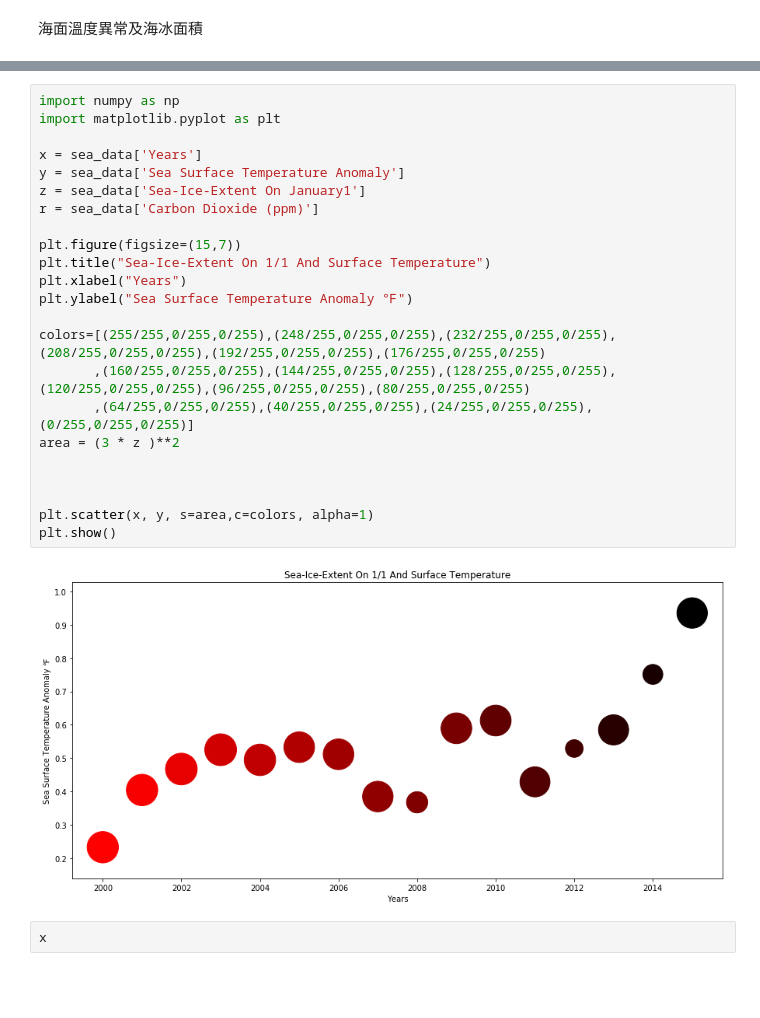
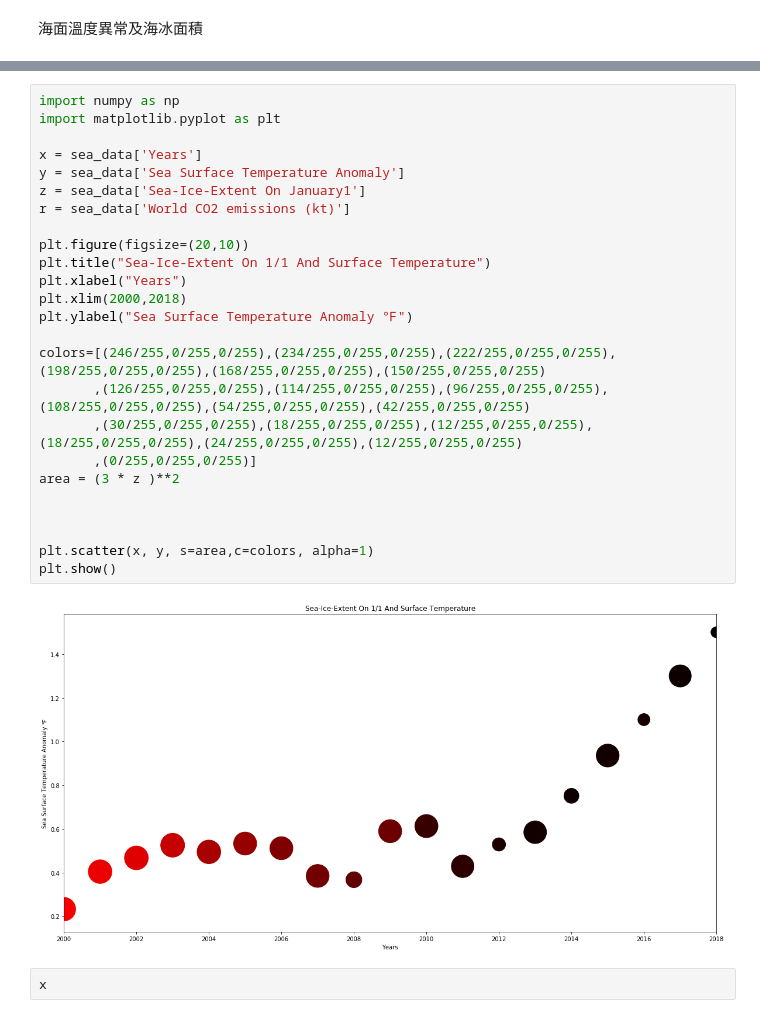
Before and after one commit to tomas890628/Information-visualization-workshop, a Jupyter notebook: HW/Sea-Ice Extend On January 1 and Sea Surface Temperature.ipynb, the cells around one changed output, grey strips where cells are left out. Cells and saved outputs as stored; diff of their text form; blank space fills up the shorter version.

```diff
--- a/HW/Sea-Ice Extend On January 1 and Sea Surface Temperature.ipynb
+++ b/HW/Sea-Ice Extend On January 1 and Sea Surface Temperature.ipynb
@@ -29,28 +29,30 @@ sea_data
 # %%
 import numpy as np
 import matplotlib.pyplot as plt
 
 x = sea_data['Years']
 y = sea_data['Sea Surface Temperature Anomaly']
 z = sea_data['Sea-Ice-Extent On January1']
-r = sea_data['Carbon Dioxide (ppm)']
+r = sea_data['World CO2 emissions (kt)']
 
-plt.figure(figsize=(15,7))
+plt.figure(figsize=(20,10))
 plt.title("Sea-Ice-Extent On 1/1 And Surface Temperature")
 plt.xlabel("Years")
+plt.xlim(2000,2018)
 plt.ylabel("Sea Surface Temperature Anomaly ℉")
 
-colors=[(255/255,0/255,0/255),(248/255,0/255,0/255),(232/255,0/255,0/255),(208/255,0/255,0/255),(192/255,0/255,0/255),(176/255,0/255,0/255)
-       ,(160/255,0/255,0/255),(144/255,0/255,0/255),(128/255,0/255,0/255),(120/255,0/255,0/255),(96/255,0/255,0/255),(80/255,0/255,0/255)
-       ,(64/255,0/255,0/255),(40/255,0/255,0/255),(24/255,0/255,0/255),(0/255,0/255,0/255)]
+colors=[(246/255,0/255,0/255),(234/255,0/255,0/255),(222/255,0/255,0/255),(198/255,0/255,0/255),(168/255,0/255,0/255),(150/255,0/255,0/255)
+       ,(126/255,0/255,0/255),(114/255,0/255,0/255),(96/255,0/255,0/255),(108/255,0/255,0/255),(54/255,0/255,0/255),(42/255,0/255,0/255)
+       ,(30/255,0/255,0/255),(18/255,0/255,0/255),(12/255,0/255,0/255),(18/255,0/255,0/255),(24/255,0/255,0/255),(12/255,0/255,0/255)
+       ,(0/255,0/255,0/255)]
 area = (3 * z )**2
 
 
 
 plt.scatter(x, y, s=area,c=colors, alpha=1)
 plt.show()
 # %% [output]
-[figure, old version]
+[figure, new version]
 # %%
 x
 # %% [output]
```
Also changed, not shown: parts of 1 cell of this notebook, 3 other files.
